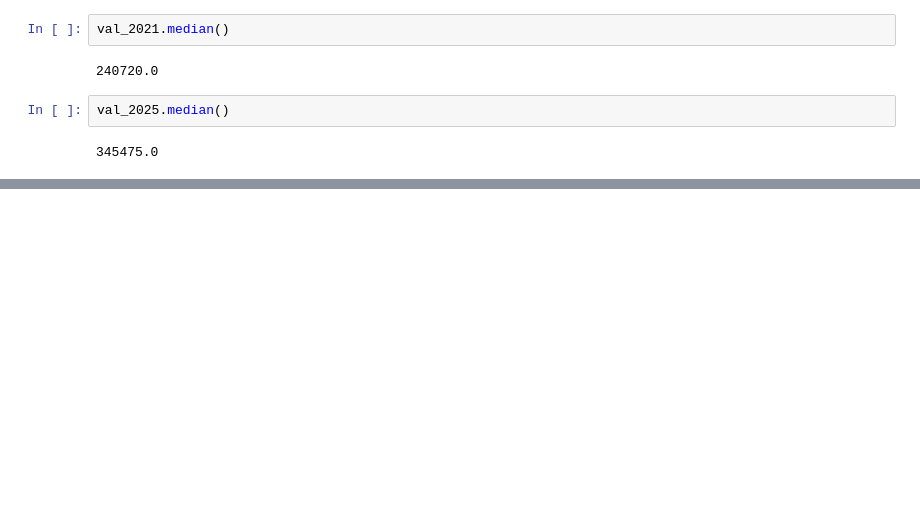
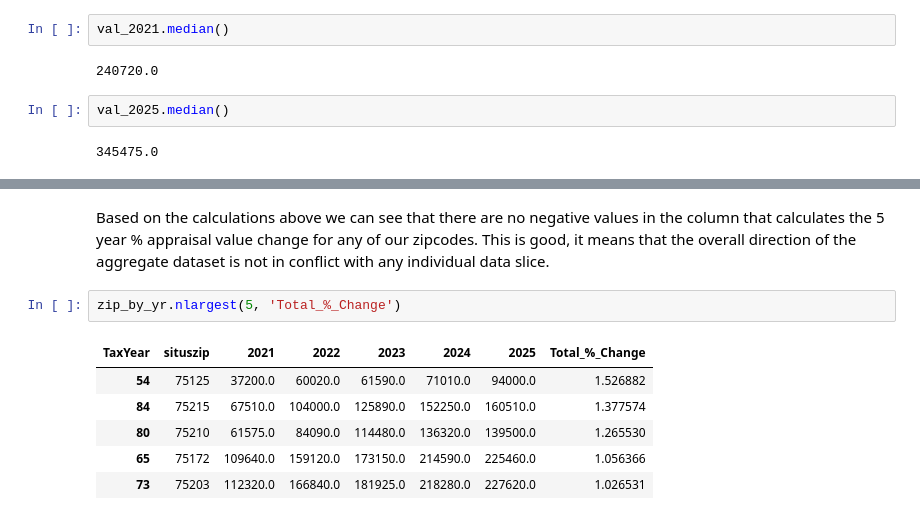
Before and after one commit to d-monkey-CG/DFW-Residential-Housing-Price-Predictor, a Jupyter notebook: DFW_Home_Price_EDA.ipynb, the cells around one changed output, grey strips where cells are left out. Saved outputs shown, nothing was run; the diff lists cells and outputs as text; blank space fills up the shorter version.

```diff
--- a/DFW_Home_Price_EDA.ipynb
+++ b/DFW_Home_Price_EDA.ipynb
@@ -161,0 +250,11 @@ The median home appraisal value difference from 2021 - 2025 is 0.435173645729478
+# %% [markdown]
+Based on the calculations above we can see that there are no negative values in the column that calculates the 5 year % appraisal value change for any of our zipcodes. This is good, it means that the overall direction of the aggregate dataset is not in conflict with any individual data slice.
+# %%
+zip_by_yr.nlargest(5, 'Total_%_Change')
+# %% [output]
+| TaxYear | situszip | 2021 | 2022 | 2023 | 2024 | 2025 | Total_%_Change |
+| 54 | 75125 | 37200.0 | 60020.0 | 61590.0 | 71010.0 | 94000.0 | 1.526882 |
+| 84 | 75215 | 67510.0 | 104000.0 | 125890.0 | 152250.0 | 160510.0 | 1.377574 |
+| 80 | 75210 | 61575.0 | 84090.0 | 114480.0 | 136320.0 | 139500.0 | 1.265530 |
+| 65 | 75172 | 109640.0 | 159120.0 | 173150.0 | 214590.0 | 225460.0 | 1.056366 |
+| 73 | 75203 | 112320.0 | 166840.0 | 181925.0 | 218280.0 | 227620.0 | 1.026531 |
```
Also changed, not shown: parts of 20 cells of this notebook.
